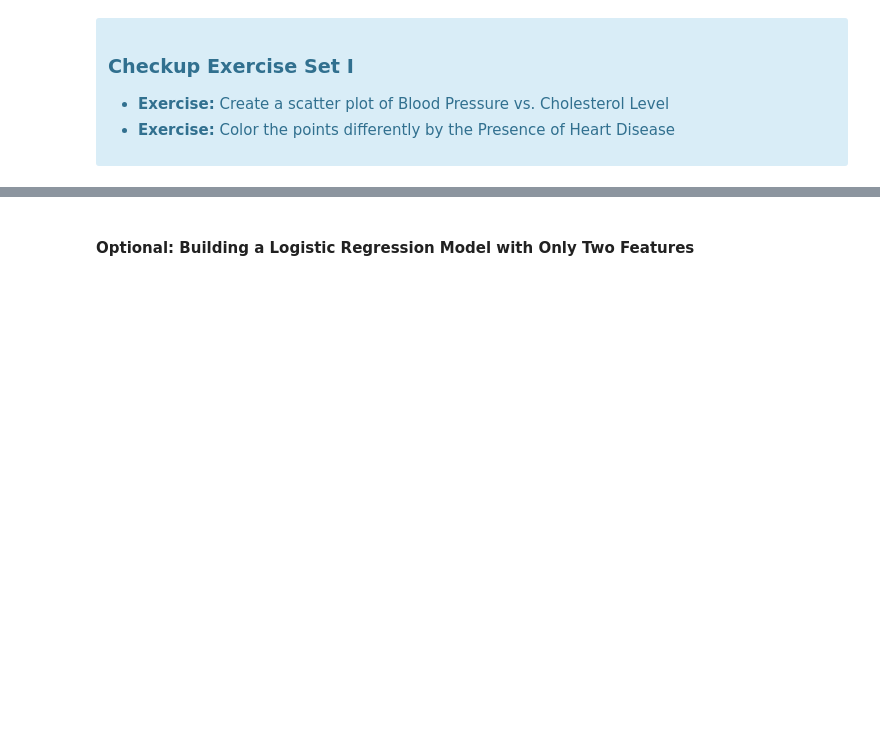
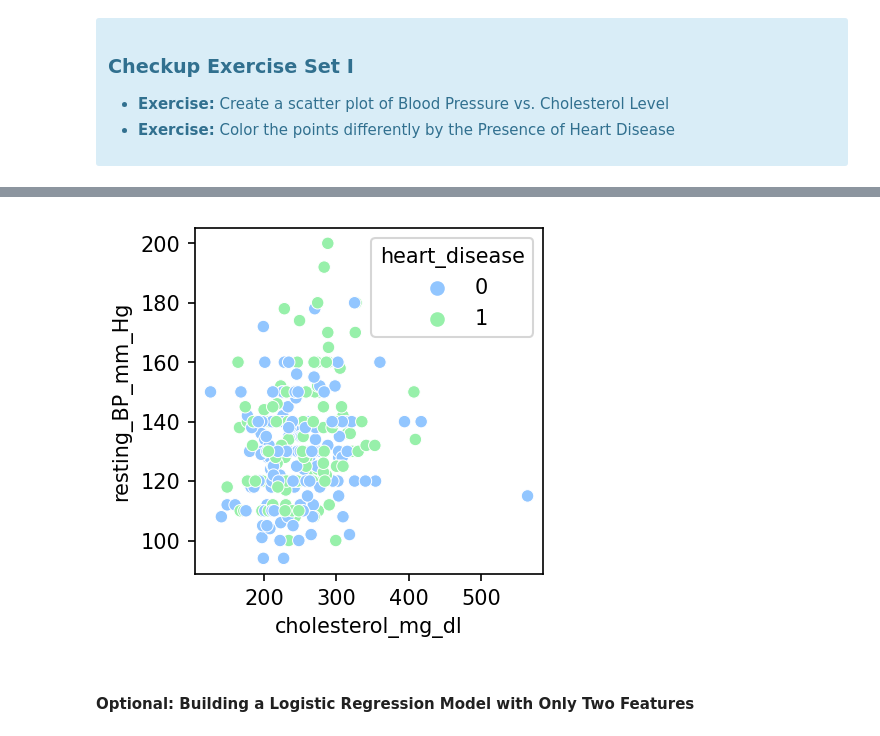
Before and after one commit to Noob1701/Springboard, a Jupyter notebook: Logistic Regression Advanced Case Study.ipynb, the cells around one changed output, grey strips where cells are left out. Saved outputs shown, nothing was run; the diff lists cells and outputs as text; code cells hidden in the pictures; blank space fills up the shorter version.

```diff
--- a/Logistic Regression Advanced Case Study.ipynb
+++ b/Logistic Regression Advanced Case Study.ipynb
@@ -525,3 +536,8 @@ Finally, the concepts discussed above can be easily generalized to ICPs with a n
+# %%
+
+_ = sns.scatterplot('cholesterol_mg_dl', 'resting_BP_mm_Hg', hue = 'heart_disease', data = dflog)
+# %% [output]
+[figure, added]
 # %% [markdown]
 #### Optional: Building a Logistic Regression Model with Only Two Features
 # %% [markdown]
```
Also changed, not shown: parts of 15 cells of this notebook.
